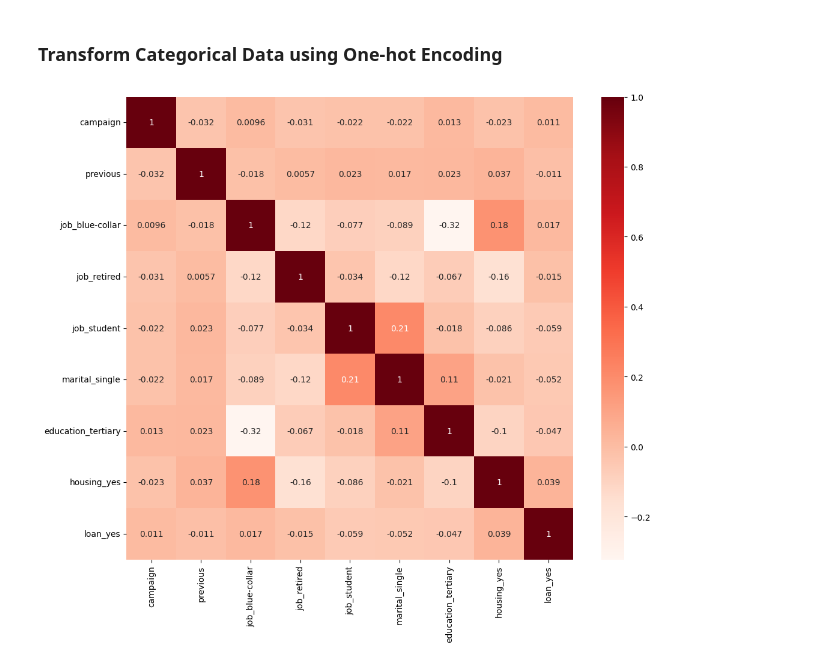
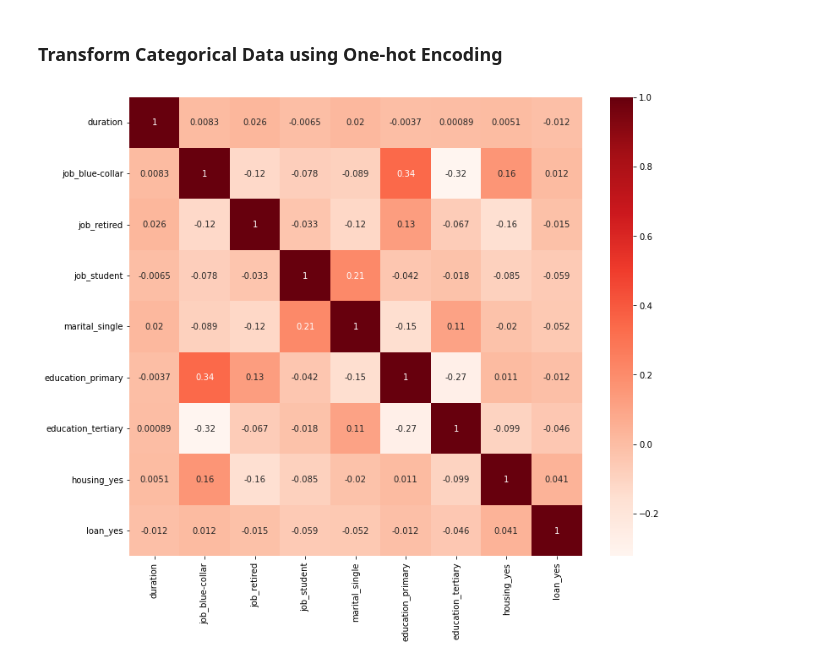
Before and after one commit to AthimetA/FRA503_HW_ML, a Jupyter notebook: HW1-ML.ipynb, the cells around one changed output. Drawn from its saved outputs; the diff is of its cells as text; code cells hidden in the pictures.

```diff
--- a/HW1-ML.ipynb
+++ b/HW1-ML.ipynb
@@ -51,7 +52,8 @@ checkCorrFF(df)
 [figure]
 # %%
 # Drop features w/ high correlation
-df.drop(columns=['pdays','balance','day','month','duration','contact'], inplace=True)
+df.drop(columns=['pdays','day','month'], inplace=True)
+df_test.drop(columns=['pdays','day','month'], inplace=True)
 # %% [markdown]
 ### Check 'education' feature and manage unknown data
 # %%
@@ -91,4 +93,7 @@ unknown           288
 Name: job, dtype: int64
 # %%
 # Remove unknown data since it is a small portion of the data
-df.drop(df[df['job'] == 'unknown'].index, inplace=True)
+# df.drop(df[df['job'] == 'unknown'].index, inplace=True)
+# Replace unknown contact with most common
+df['job'] = df['job'].replace({'unknown':'blue-collar'})
+df['job'].value_counts()
@@ -94,0 +122,4 @@ df.drop(df[df['job'] == 'unknown'].index, inplace=True)
+# %%
+# Replace unknown contact with most common
+df['contact'] = df['contact'].replace({'unknown':'cellular'})
+df['contact'].value_counts()
@@ -107,0 +145,9 @@ df.drop(columns=['poutcome'], inplace=True)
+# %%
+from sklearn import preprocessing
+
+min_max_scaler = preprocessing.MinMaxScaler()
+df['campaign']=min_max_scaler.fit_transform(df['campaign'].values.reshape(-1,1))
+df['balance']=min_max_scaler.fit_transform(df['balance'].values.reshape(-1,1))
+df['age']=min_max_scaler.fit_transform(df['age'].values.reshape(-1,1))
+df['duration']=min_max_scaler.fit_transform(df['duration'].values.reshape(-1,1))
+df['previous']=min_max_scaler.fit_transform(df['previous'].values.reshape(-1,1))
@@ -112,15 +188,15 @@ x = df.iloc[:,:-1]
 y = df.iloc[:,-1]
 x = pd.get_dummies(x)
 # %%
-selector = SelectKBest(chi2, k=10)
+selector = SelectKBest(chi2, k=12)
 df_new = selector.fit(x, y)
 
 col = selector.get_support(indices=True)
 df_new = x.iloc[:,col]
 
-df_new = df_new.drop(columns=['housing_no'])
+df_new = df_new.drop(columns=['housing_no','marital_married','job_management'])
 
 checkCorrFF(df_new)
 # %% [output]
-[figure, old version]
+[figure, new version]
 # %%
```
Also changed, not shown: parts of 23 cells of this notebook.
